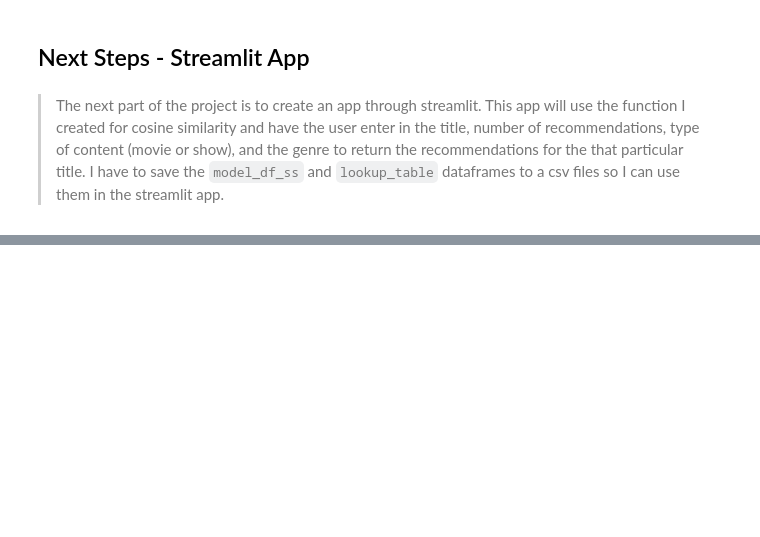
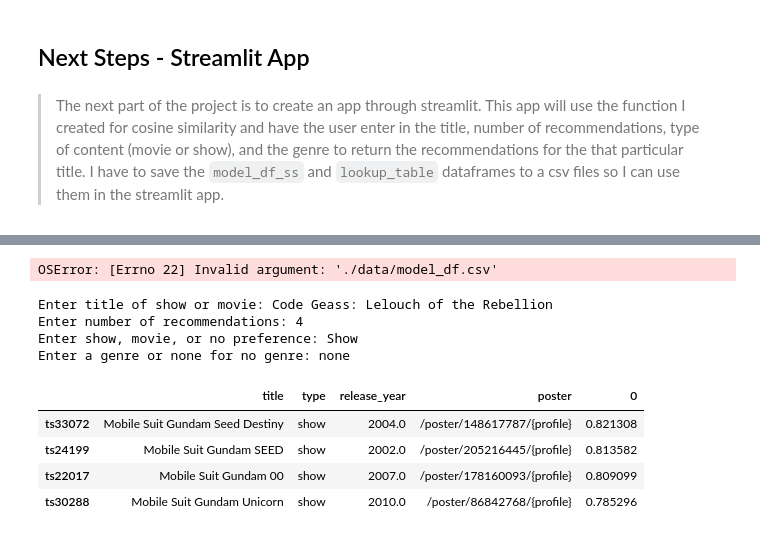
Before and after one commit to Garretthall27/Crunchyroll-Recommender-System, a Jupyter notebook: Project_workflow.ipynb, the cells around one changed output, grey strips where cells are left out. Drawn from its saved outputs; the diff is of its cells as text; code cells hidden in the pictures; blank space fills up the shorter version.

```diff
--- a/Project_workflow.ipynb
+++ b/Project_workflow.ipynb
@@ -779,7 +779,7 @@ model_df_mm.shape
 >Before creating the recommender systems. I have to create a look up table that will look up the jw_entity_id and have the corresponding title. I need this because the recommender system will return the `jw_entity_id` for the recommended titles and look up table will allow me retrieve the corresponding titles to those ids.
 # %%
 # creating look up table
-lookup_table = df[['jw_entity_id','title','type','release_year','poster']].set_index('jw_entity_id')
+lookup_table = df[['jw_entity_id','title','type','release_year','seasons']].set_index('jw_entity_id')
 # %% [markdown]
 ### Cosine Similarity
 # %% [markdown]
@@ -1342,3 +1353,17 @@ Enter a genre or none for no genre: Romance
 # save files to csv
 model_df_ss.to_csv('./data/model_df.csv')
 lookup_table.to_csv('./data/lookup_table.csv')
+# %% [output]
+OSError: [Errno 22] Invalid argument: './data/model_df.csv'
+# %%
+preference_cosine_rec(model_df_ss)
+# %% [output]
+Enter title of show or movie: Code Geass: Lelouch of the Rebellion
+Enter number of recommendations: 4
+Enter show, movie, or no preference: Show
+Enter a genre or none for no genre: none
+|  | title | type | release_year | poster | 0 |
+| ts33072 | Mobile Suit Gundam Seed Destiny | show | 2004.0 | /poster/148617787/{profile} | 0.821308 |
+| ts24199 | Mobile Suit Gundam SEED | show | 2002.0 | /poster/205216445/{profile} | 0.813582 |
+| ts22017 | Mobile Suit Gundam 00 | show | 2007.0 | /poster/178160093/{profile} | 0.809099 |
+| ts30288 | Mobile Suit Gundam Unicorn | show | 2010.0 | /poster/86842768/{profile} | 0.785296 |
```
Also changed, not shown: parts of 1 cell of this notebook, 3 other files.
